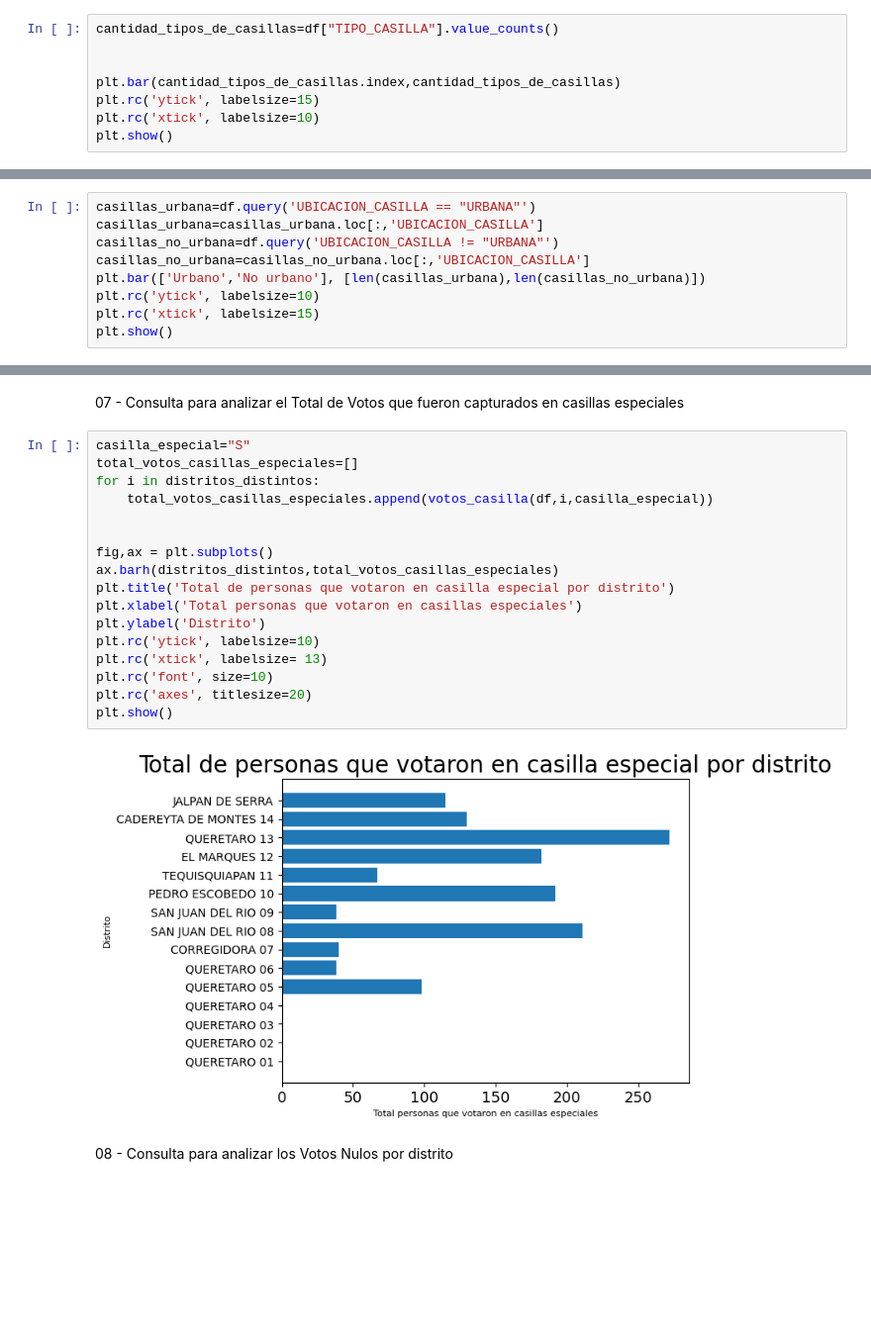
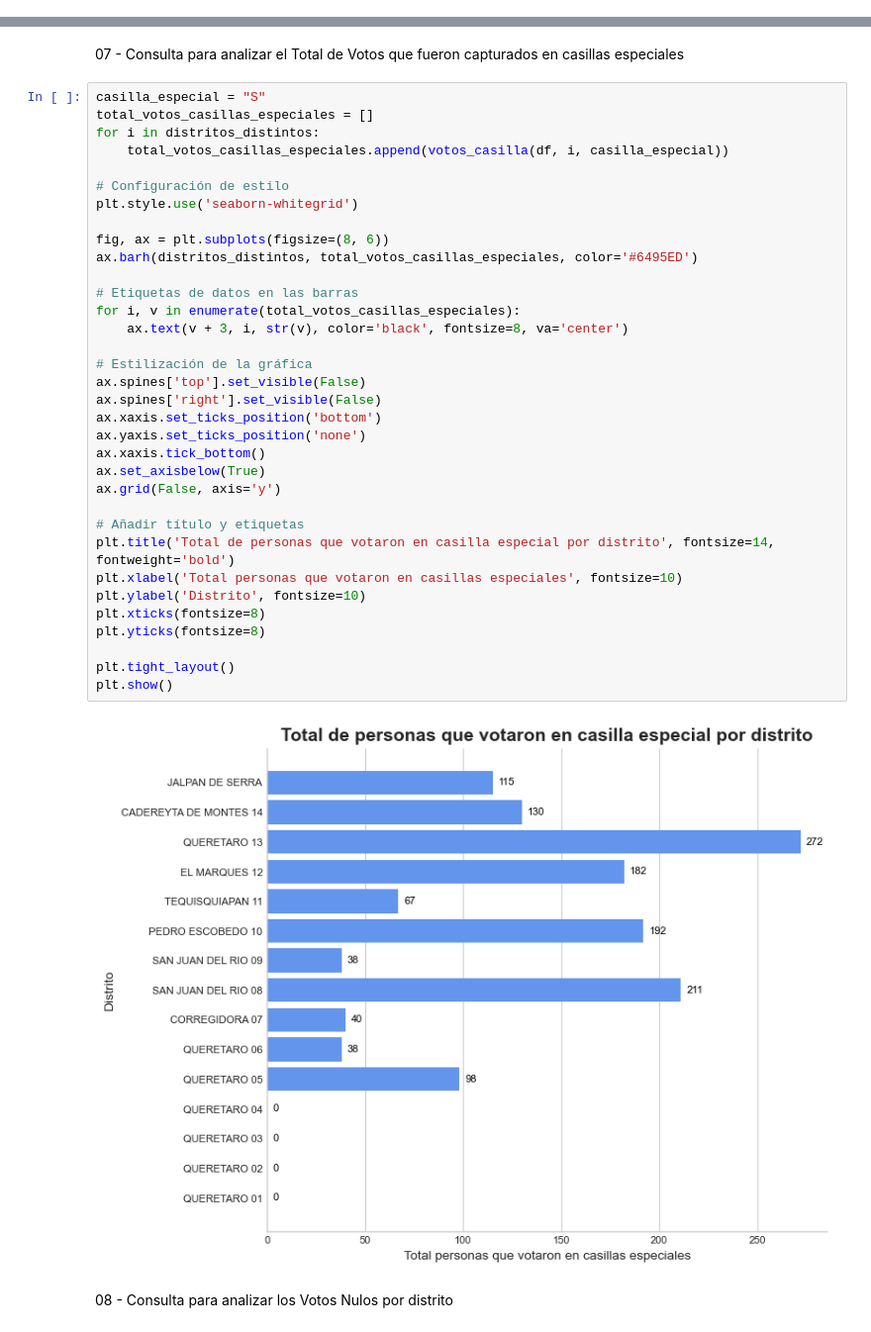
Before and after one commit to Sarahi-Briones/ProyectoMineria, a Jupyter notebook: analisis.ipynb, the cells around one changed output, grey strips where cells are left out. Shown at 99% size. Saved outputs shown, nothing was run; the diff lists cells and outputs as text; blank space fills up the shorter version.

Commit message:
estilización en las gráficas

```diff
--- a/analisis.ipynb
+++ b/analisis.ipynb
@@ -213,10 +236,2 @@ plt.show()
 # %% [markdown]
 02 - Consulta para obtener cuantos tipos de casillas distintas hay
-# %%
-cantidad_tipos_de_casillas=df["TIPO_CASILLA"].value_counts()
-
-
-plt.bar(cantidad_tipos_de_casillas.index,cantidad_tipos_de_casillas)
-plt.rc('ytick', labelsize=15)
-plt.rc('xtick', labelsize=10)
-plt.show()
@@ -225,11 +271,2 @@ plt.show()
 # %% [markdown]
 03 - Consulta para obtener y graficar la cantidad de casillas con ubicaciones "urbanas" y "no urbanas"
-# %%
-casillas_urbana=df.query('UBICACION_CASILLA == "URBANA"')
-casillas_urbana=casillas_urbana.loc[:,'UBICACION_CASILLA']
-casillas_no_urbana=df.query('UBICACION_CASILLA != "URBANA"')
-casillas_no_urbana=casillas_no_urbana.loc[:,'UBICACION_CASILLA']
-plt.bar(['Urbano','No urbano'], [len(casillas_urbana),len(casillas_no_urbana)])
-plt.rc('ytick', labelsize=10)
-plt.rc('xtick', labelsize=15)
-plt.show()
@@ -289,24 +358,41 @@ plt.show()
 # %% [markdown]
 07 - Consulta para analizar el Total de Votos que fueron capturados en casillas especiales
 # %%
-casilla_especial="S"
-total_votos_casillas_especiales=[]
+casilla_especial = "S"
+total_votos_casillas_especiales = []
 for i in distritos_distintos:
-    total_votos_casillas_especiales.append(votos_casilla(df,i,casilla_especial))
+    total_votos_casillas_especiales.append(votos_casilla(df, i, casilla_especial))
 
+# Configuración de estilo
+plt.style.use('seaborn-whitegrid')
 
-fig,ax = plt.subplots()
-ax.barh(distritos_distintos,total_votos_casillas_especiales)
-plt.title('Total de personas que votaron en casilla especial por distrito')
-plt.xlabel('Total personas que votaron en casillas especiales')
-plt.ylabel('Distrito')
-plt.rc('ytick', labelsize=10)
-plt.rc('xtick', labelsize= 13)
-plt.rc('font', size=10)
-plt.rc('axes', titlesize=20)
+fig, ax = plt.subplots(figsize=(8, 6))
+ax.barh(distritos_distintos, total_votos_casillas_especiales, color='#6495ED')
+
+# Etiquetas de datos en las barras
+for i, v in enumerate(total_votos_casillas_especiales):
+    ax.text(v + 3, i, str(v), color='black', fontsize=8, va='center')
+
+# Estilización de la gráfica
+ax.spines['top'].set_visible(False)
+ax.spines['right'].set_visible(False)
+ax.xaxis.set_ticks_position('bottom')
+ax.yaxis.set_ticks_position('none')
+ax.xaxis.tick_bottom()
+ax.set_axisbelow(True)
+ax.grid(False, axis='y')
+
+# Añadir título y etiquetas
+plt.title('Total de personas que votaron en casilla especial por distrito', fontsize=14, fontweight='bold')
+plt.xlabel('Total personas que votaron en casillas especiales', fontsize=10)
+plt.ylabel('Distrito', fontsize=10)
+plt.xticks(fontsize=8)
+plt.yticks(fontsize=8)
+
+plt.tight_layout()
 plt.show()
 # %% [output]
-[figure, old version]
+[figure, new version]
 # %% [markdown]
 08 - Consulta para analizar los Votos Nulos por distrito
 # %%
```
Also changed, not shown: parts of 18 cells of this notebook.
